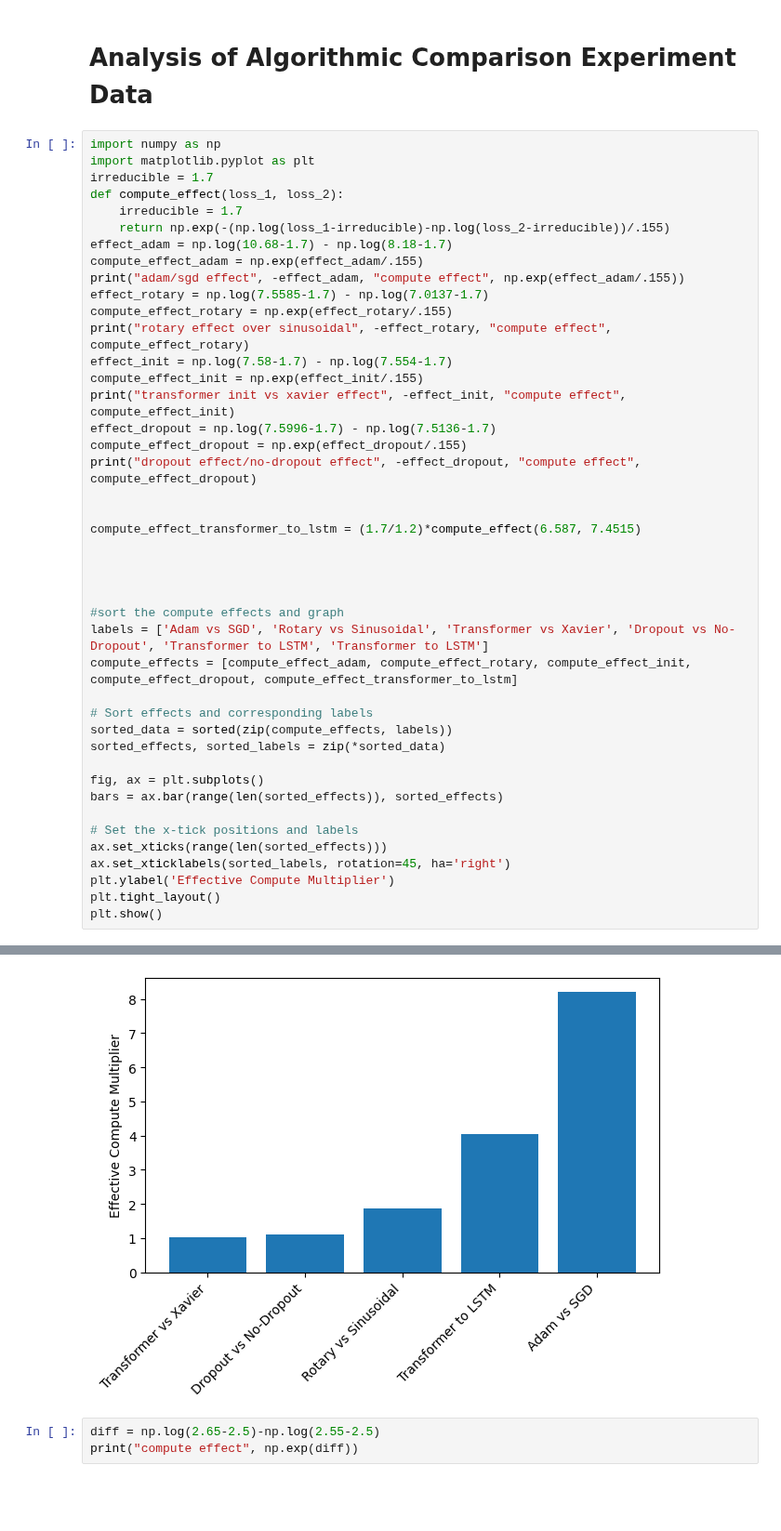
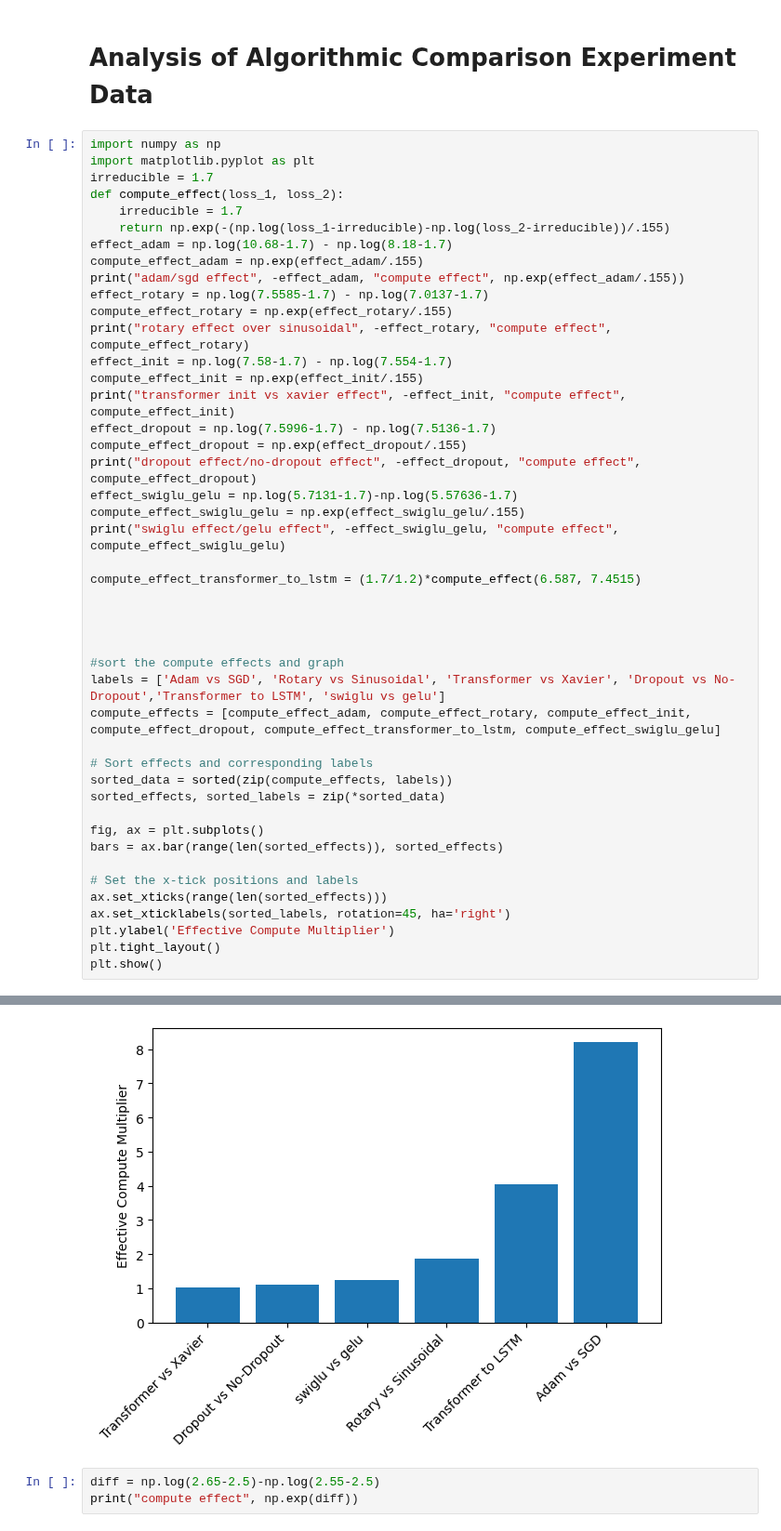
Before and after one commit to hansgundlach/Experimental_Progress, a Jupyter notebook: experimental_analysis/experiment_analysis.ipynb, the cells around one changed output, grey strips where cells are left out. Shown at 93% size. Cells and saved outputs as stored; diff of their text form; blank space fills up the shorter version.

```diff
--- a/experimental_analysis/experiment_analysis.ipynb
+++ b/experimental_analysis/experiment_analysis.ipynb
@@ -81,7 +81,9 @@ print("transformer init vs xavier effect", -effect_init, "compute effect", compu
 effect_dropout = np.log(7.5996-1.7) - np.log(7.5136-1.7)
 compute_effect_dropout = np.exp(effect_dropout/.155)
 print("dropout effect/no-dropout effect", -effect_dropout, "compute effect", compute_effect_dropout)
-
+effect_swiglu_gelu = np.log(5.7131-1.7)-np.log(5.57636-1.7)
+compute_effect_swiglu_gelu = np.exp(effect_swiglu_gelu/.155)
+print("swiglu effect/gelu effect", -effect_swiglu_gelu, "compute effect", compute_effect_swiglu_gelu)
 
 compute_effect_transformer_to_lstm = (1.7/1.2)*compute_effect(6.587, 7.4515)
 
@@ -89,8 +91,8 @@ compute_effect_transformer_to_lstm = (1.7/1.2)*compute_effect(6.587, 7.4515)
 
 
 #sort the compute effects and graph
-labels = ['Adam vs SGD', 'Rotary vs Sinusoidal', 'Transformer vs Xavier', 'Dropout vs No-Dropout', 'Transformer to LSTM', 'Transformer to LSTM']
-compute_effects = [compute_effect_adam, compute_effect_rotary, compute_effect_init, compute_effect_dropout, compute_effect_transformer_to_lstm]
+labels = ['Adam vs SGD', 'Rotary vs Sinusoidal', 'Transformer vs Xavier', 'Dropout vs No-Dropout','Transformer to LSTM', 'swiglu vs gelu']
+compute_effects = [compute_effect_adam, compute_effect_rotary, compute_effect_init, compute_effect_dropout, compute_effect_transformer_to_lstm, compute_effect_swiglu_gelu]
 
 # Sort effects and corresponding labels
 sorted_data = sorted(zip(compute_effects, labels))
@@ -113,4 +116,4 @@ dropout effect/no-dropout effect -0.014684551682921043 compute effect 1.09937192
-[figure, old version]
+[figure, new version]
 # %%
 diff = np.log(2.65-2.5)-np.log(2.55-2.5)
 print("compute effect", np.exp(diff))
```
Also changed, not shown: parts of 2 cells of this notebook, 1 other file.
